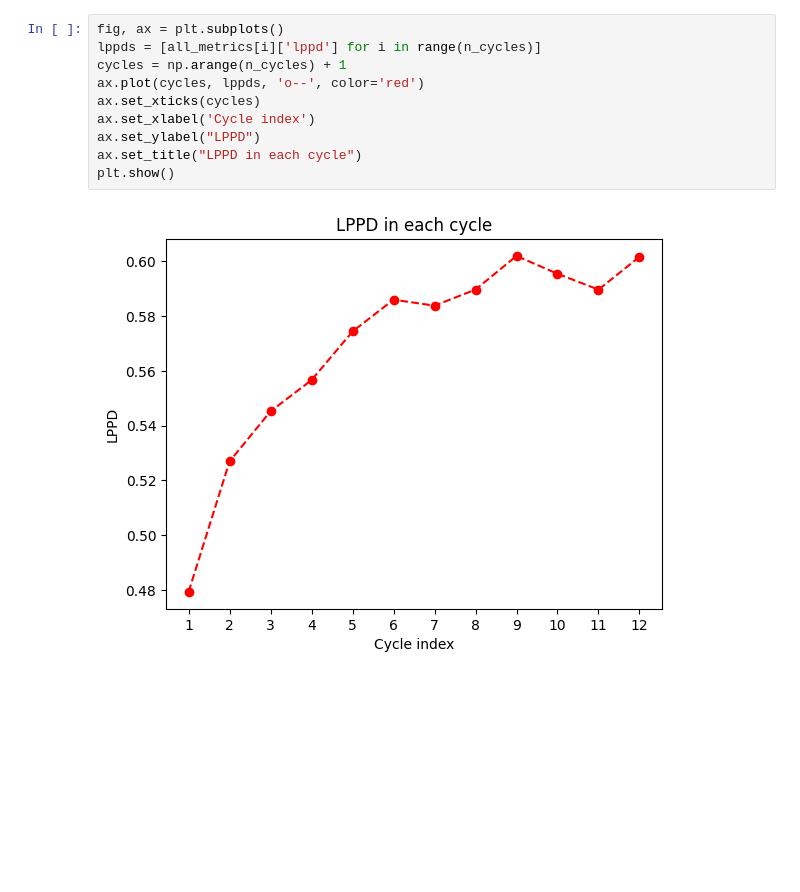
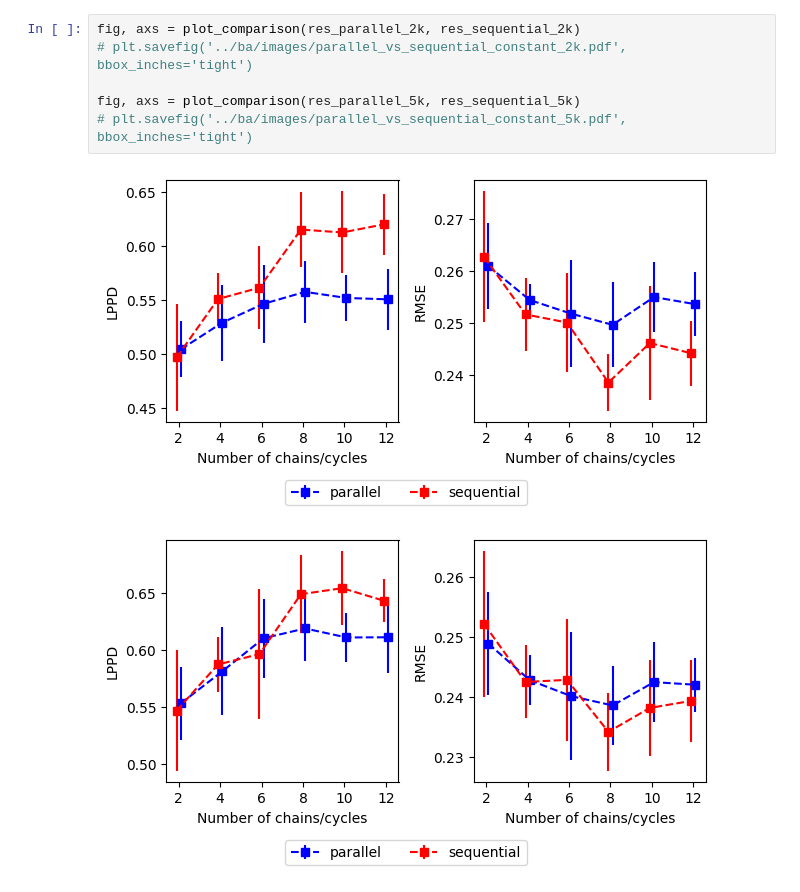
Before and after one commit to b-zhou/MILE, a Jupyter notebook: comparison.ipynb, the cells around one changed output. Saved outputs shown, nothing was run; the diff lists cells and outputs as text; blank space fills up the shorter version.

```diff
--- a/comparison.ipynb
+++ b/comparison.ipynb
@@ -263,12 +142,9 @@ __________________________________________________
-# %%
-fig, ax = plt.subplots()
-lppds = [all_metrics[i]['lppd'] for i in range(n_cycles)]
-cycles = np.arange(n_cycles) + 1
-ax.plot(cycles, lppds, 'o--', color='red')
-ax.set_xticks(cycles)
-ax.set_xlabel('Cycle index')
-ax.set_ylabel("LPPD")
-ax.set_title("LPPD in each cycle")
-plt.show()
-# %% [output]
-[figure, removed]
+# %%
+fig, axs = plot_comparison(res_parallel_2k, res_sequential_2k)
+# plt.savefig('../ba/images/parallel_vs_sequential_constant_2k.pdf', bbox_inches='tight')
+
+fig, axs = plot_comparison(res_parallel_5k, res_sequential_5k)
+# plt.savefig('../ba/images/parallel_vs_sequential_constant_5k.pdf', bbox_inches='tight')
+# %% [output]
+[figure, added]
+[figure, added]
```
Also changed, not shown: parts of 21 cells of this notebook, 10 other files.
